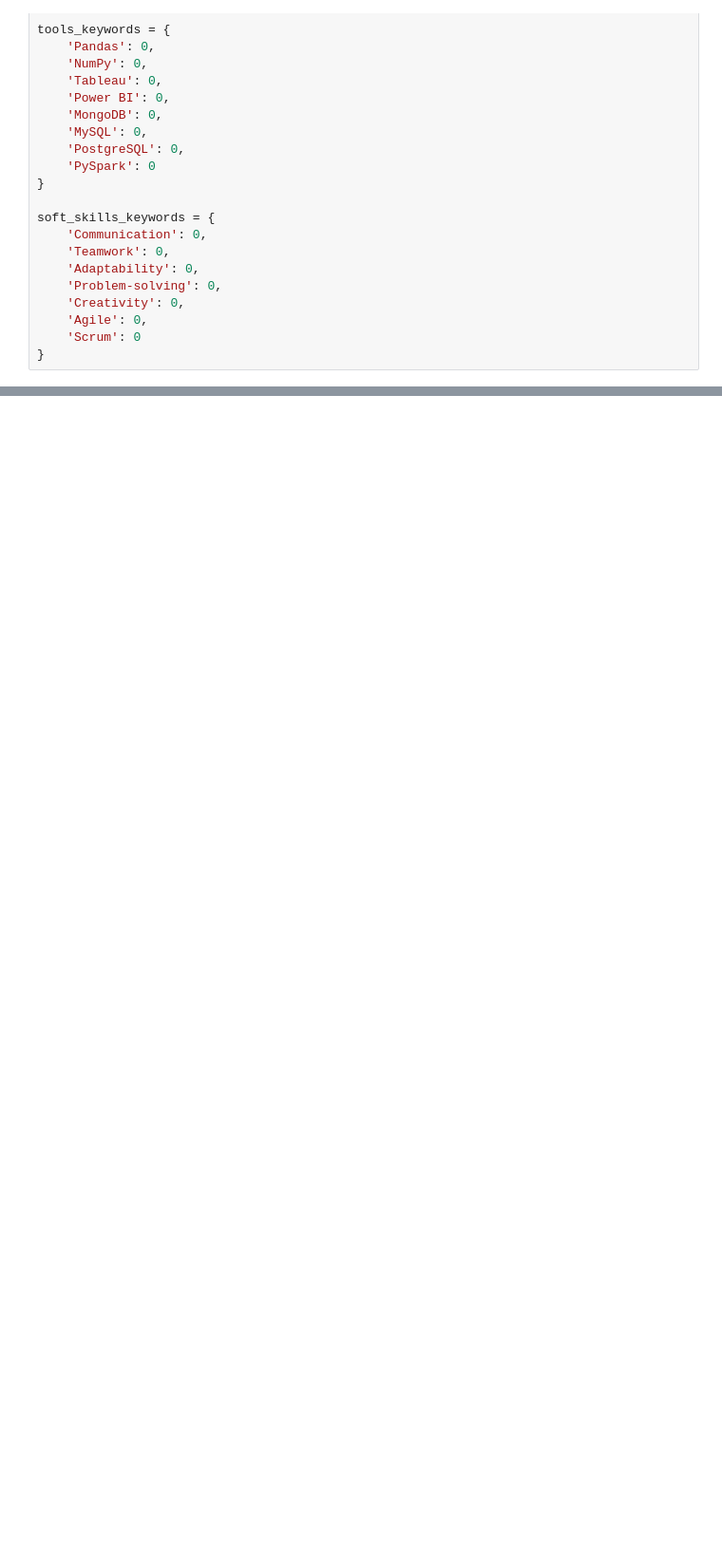
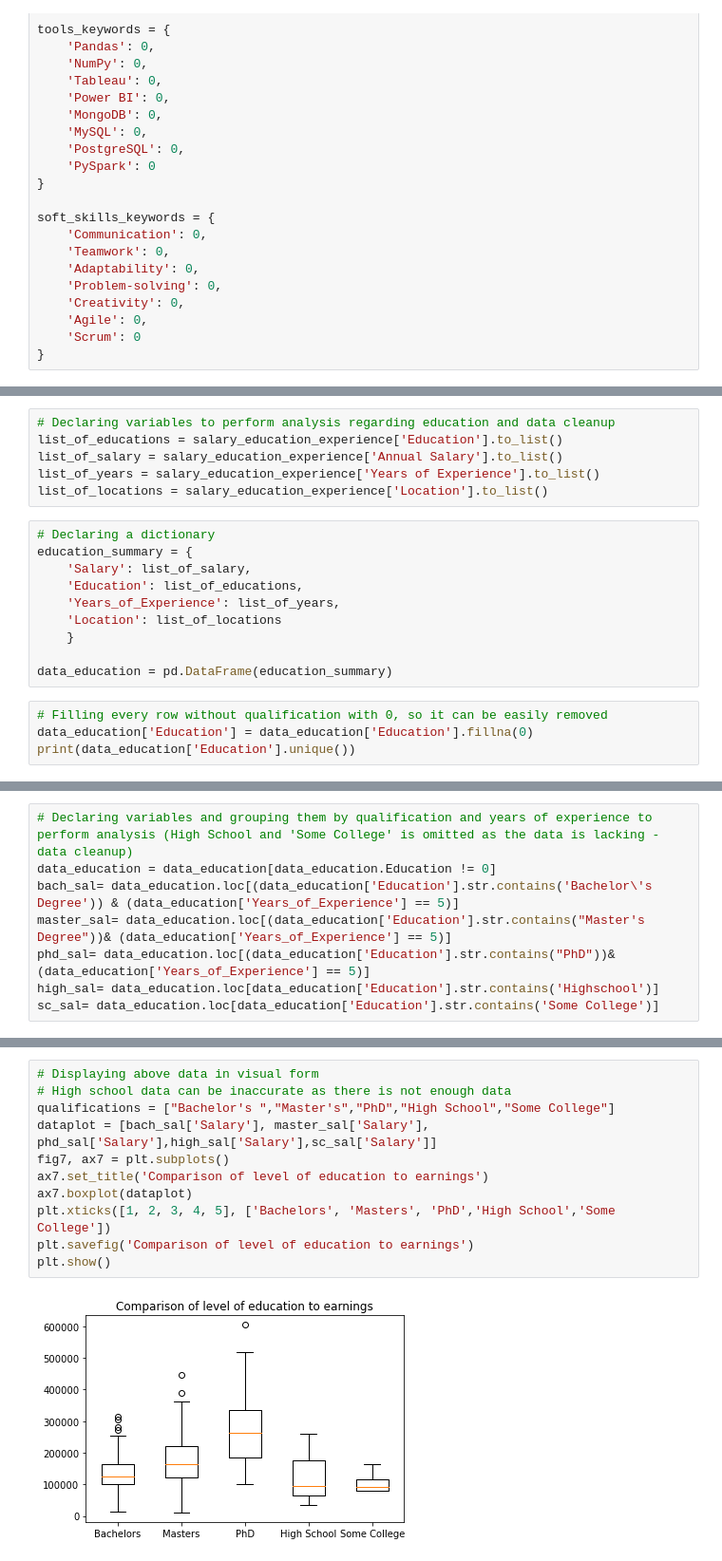
Before and after one commit to rita-s/Data_Analysis_Project_1, a Jupyter notebook: HR_Hackers.ipynb, the cells around one changed output, grey strips where cells are left out. Shown: that part at 95% size. Drawn from its saved outputs; the diff is of its cells as text; blank space fills up the shorter version.

Commit message:
Adding merged version of the file with plots

```diff
--- a/HR_Hackers.ipynb
+++ b/HR_Hackers.ipynb
@@ -166,0 +179,20 @@ Text(0, 0.5, 'Word Occurrence in Job Descriptions')
+# %%
+# Declaring variables to perform analysis regarding education and data cleanup
+list_of_educations = salary_education_experience['Education'].to_list()
+list_of_salary = salary_education_experience['Annual Salary'].to_list()
+list_of_years = salary_education_experience['Years of Experience'].to_list()
+list_of_locations = salary_education_experience['Location'].to_list()
+# %%
+# Declaring a dictionary
+education_summary = {
+    'Salary': list_of_salary,
+    'Education': list_of_educations,
+    'Years_of_Experience': list_of_years,
+    'Location': list_of_locations
+    }
+
+data_education = pd.DataFrame(education_summary)
+# %%
+# Filling every row without qualification with 0, so it can be easily removed
+data_education['Education'] = data_education['Education'].fillna(0)
+print(data_education['Education'].unique())
@@ -166,0 +201,8 @@ Text(0, 0.5, 'Word Occurrence in Job Descriptions')
+# %%
+# Declaring variables and grouping them by qualification and years of experience to perform analysis (High School and 'Some College' is omitted as the data is lacking - data cleanup)
+data_education = data_education[data_education.Education != 0]
+bach_sal= data_education.loc[(data_education['Education'].str.contains('Bachelor\'s Degree')) & (data_education['Years_of_Experience'] == 5)]
+master_sal= data_education.loc[(data_education['Education'].str.contains("Master's Degree"))& (data_education['Years_of_Experience'] == 5)]
+phd_sal= data_education.loc[(data_education['Education'].str.contains("PhD"))& (data_education['Years_of_Experience'] == 5)]
+high_sal= data_education.loc[data_education['Education'].str.contains('Highschool')]
+sc_sal= data_education.loc[data_education['Education'].str.contains('Some College')]
@@ -166,0 +230,13 @@ Text(0, 0.5, 'Word Occurrence in Job Descriptions')
+# %%
+# Displaying above data in visual form
+# High school data can be inaccurate as there is not enough data
+qualifications = ["Bachelor's ","Master's","PhD","High School","Some College"]
+dataplot = [bach_sal['Salary'], master_sal['Salary'], phd_sal['Salary'],high_sal['Salary'],sc_sal['Salary']]
+fig7, ax7 = plt.subplots()
+ax7.set_title('Comparison of level of education to earnings')
+ax7.boxplot(dataplot)
+plt.xticks([1, 2, 3, 4, 5], ['Bachelors', 'Masters', 'PhD','High School','Some College'])
+plt.savefig('Comparison of level of education to earnings')
+plt.show()
+# %% [output]
+[figure, added]
```
Also changed, not shown: parts of 70 cells of this notebook, 10 other files.
